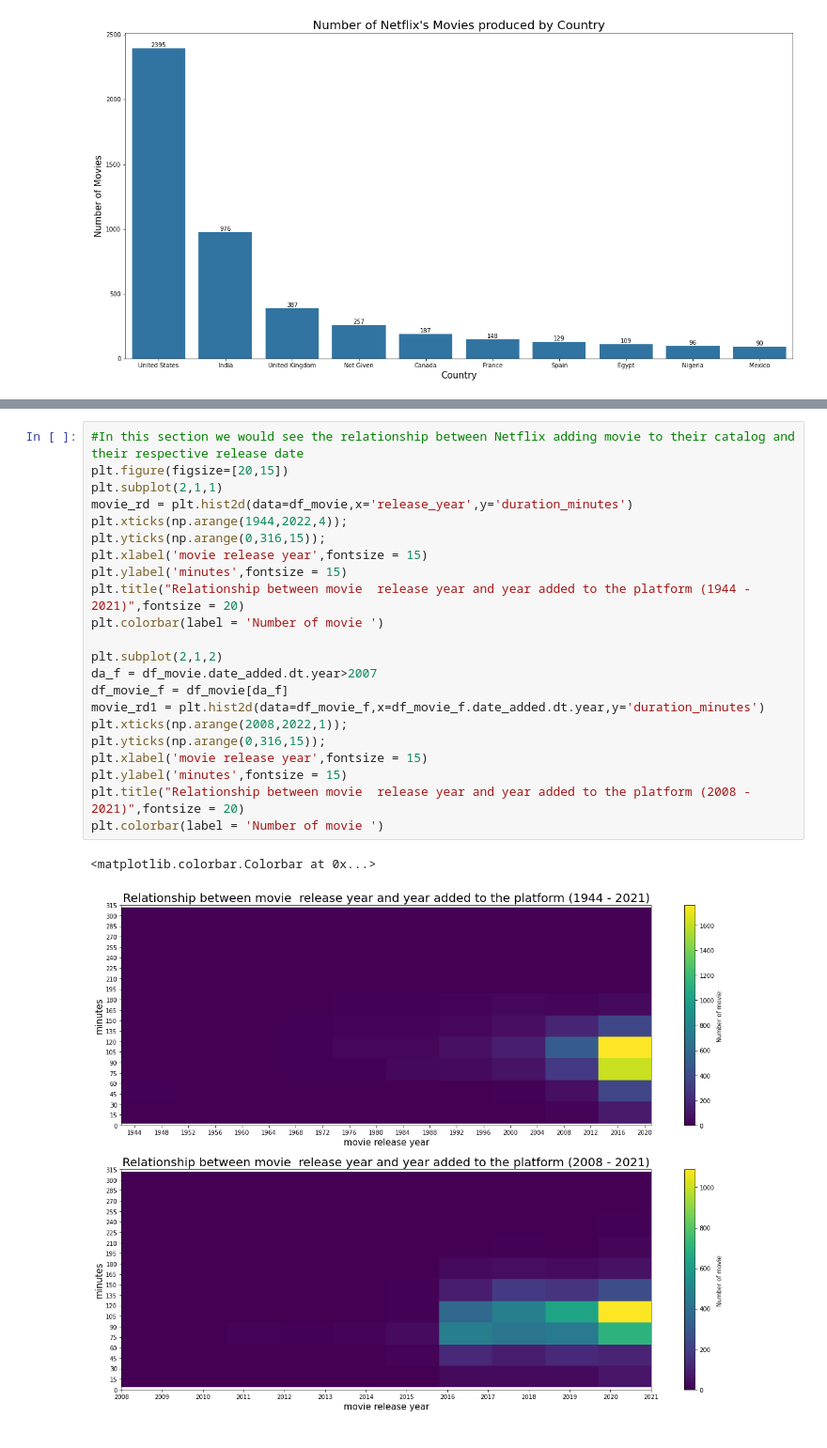
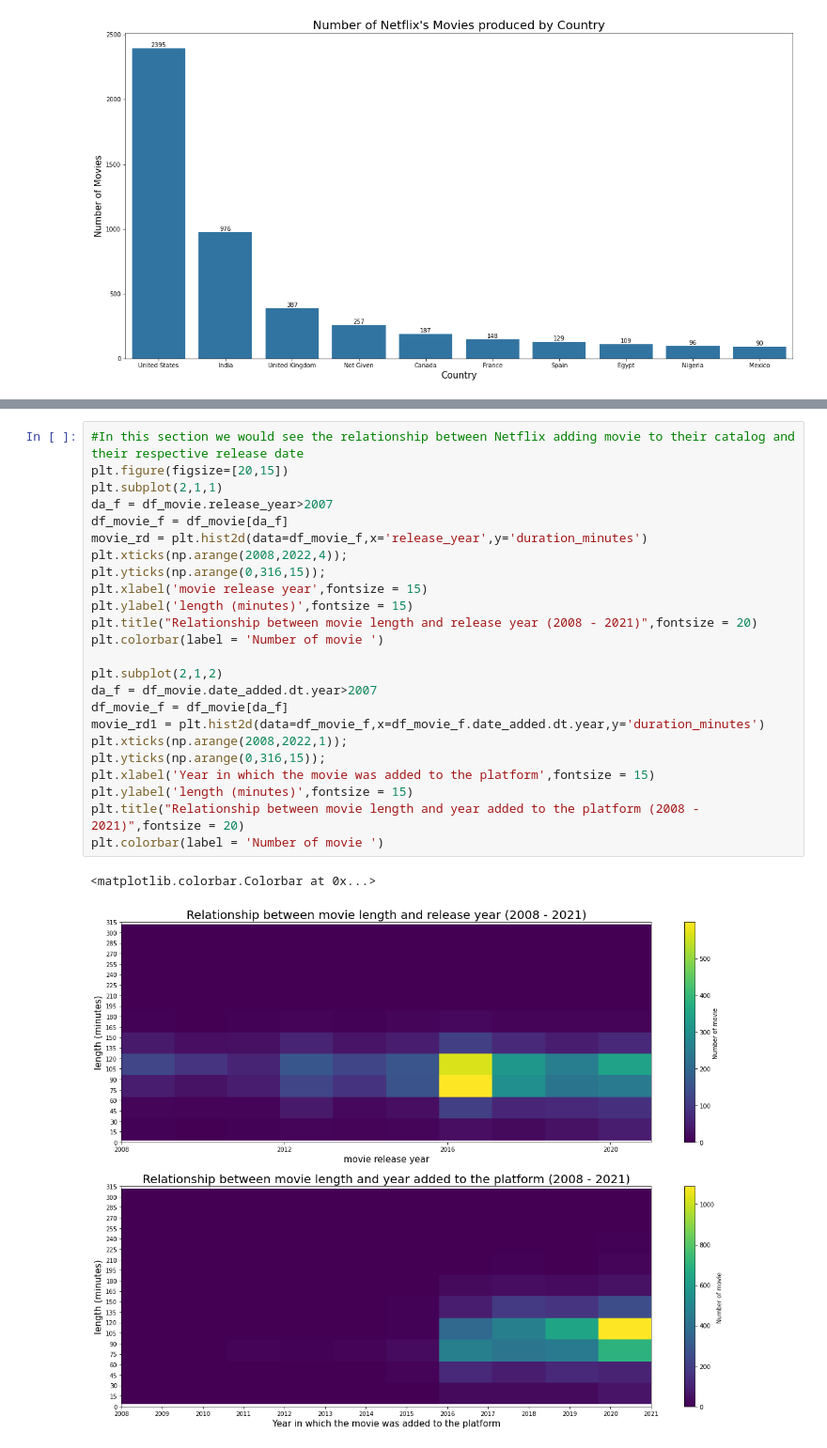
Before and after one commit to Mannygcg/Netflix-Data--Cleaning--Analysis-and-Visualisation, a Jupyter notebook: Netflix_Data_Wrangling_and_Visualisation.ipynb, the cells around one changed output, grey strips where cells are left out. Shown at 94% size. Cells and saved outputs as stored; diff of their text form.

```diff
--- a/Netflix_Data_Wrangling_and_Visualisation.ipynb
+++ b/Netflix_Data_Wrangling_and_Visualisation.ipynb
@@ -635,25 +689,27 @@ plt.legend(title = 'Year added to Netlix')
 # %%
 #In this section we would see the relationship between Netflix adding movie to their catalog and their respective release date
 plt.figure(figsize=[20,15])
 plt.subplot(2,1,1)
-movie_rd = plt.hist2d(data=df_movie,x='release_year',y='duration_minutes')
-plt.xticks(np.arange(1944,2022,4));
+da_f = df_movie.release_year>2007
+df_movie_f = df_movie[da_f]
+movie_rd = plt.hist2d(data=df_movie_f,x='release_year',y='duration_minutes')
+plt.xticks(np.arange(2008,2022,4));
 plt.yticks(np.arange(0,316,15));
 plt.xlabel('movie release year',fontsize = 15)
-plt.ylabel('minutes',fontsize = 15)
-plt.title("Relationship between movie  release year and year added to the platform (1944 - 2021)",fontsize = 20)
+plt.ylabel('length (minutes)',fontsize = 15)
+plt.title("Relationship between movie length and release year (2008 - 2021)",fontsize = 20)
 plt.colorbar(label = 'Number of movie ')
 
 plt.subplot(2,1,2)
 da_f = df_movie.date_added.dt.year>2007
 df_movie_f = df_movie[da_f]
 movie_rd1 = plt.hist2d(data=df_movie_f,x=df_movie_f.date_added.dt.year,y='duration_minutes')
 plt.xticks(np.arange(2008,2022,1));
 plt.yticks(np.arange(0,316,15));
-plt.xlabel('movie release year',fontsize = 15)
-plt.ylabel('minutes',fontsize = 15)
-plt.title("Relationship between movie  release year and year added to the platform (2008 - 2021)",fontsize = 20)
+plt.xlabel('Year in which the movie was added to the platform',fontsize = 15)
+plt.ylabel('length (minutes)',fontsize = 15)
+plt.title("Relationship between movie length and year added to the platform (2008 - 2021)",fontsize = 20)
 plt.colorbar(label = 'Number of movie ')
 # %% [output]
 <matplotlib.colorbar.Colorbar at 0x...>
-[figure, old version]
+[figure, new version]
```
Also changed, not shown: parts of 18 cells of this notebook.
